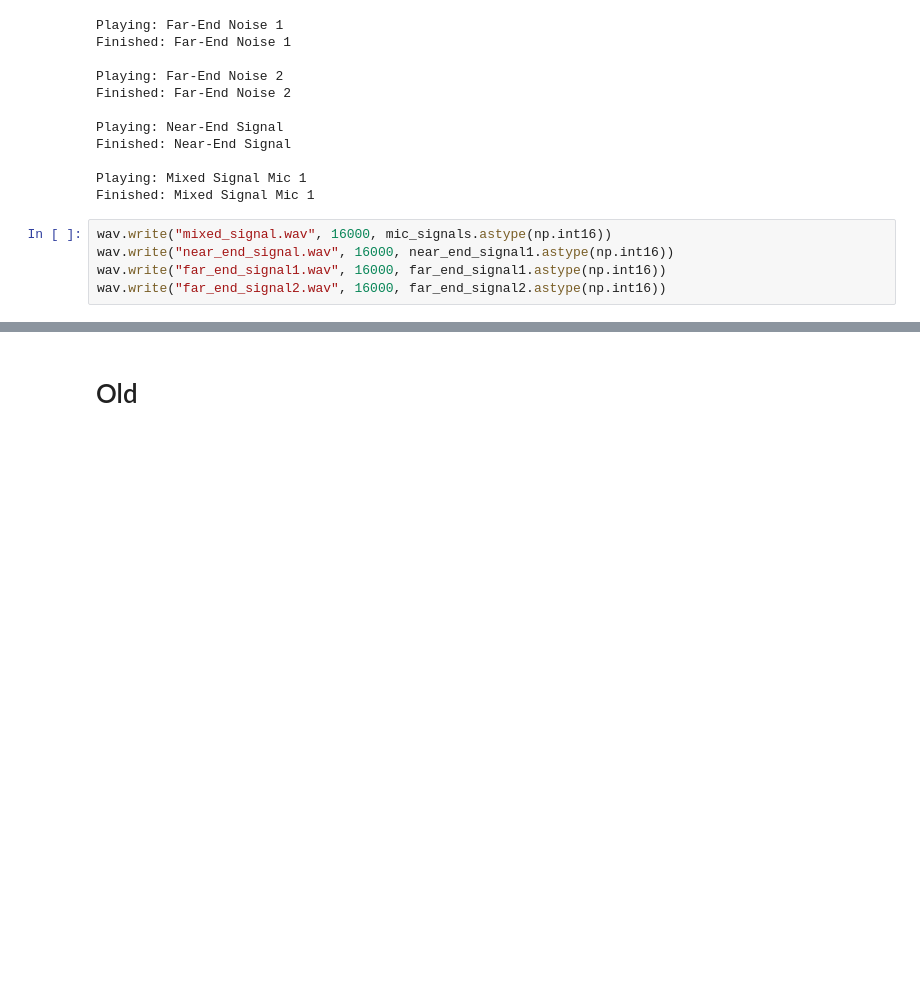
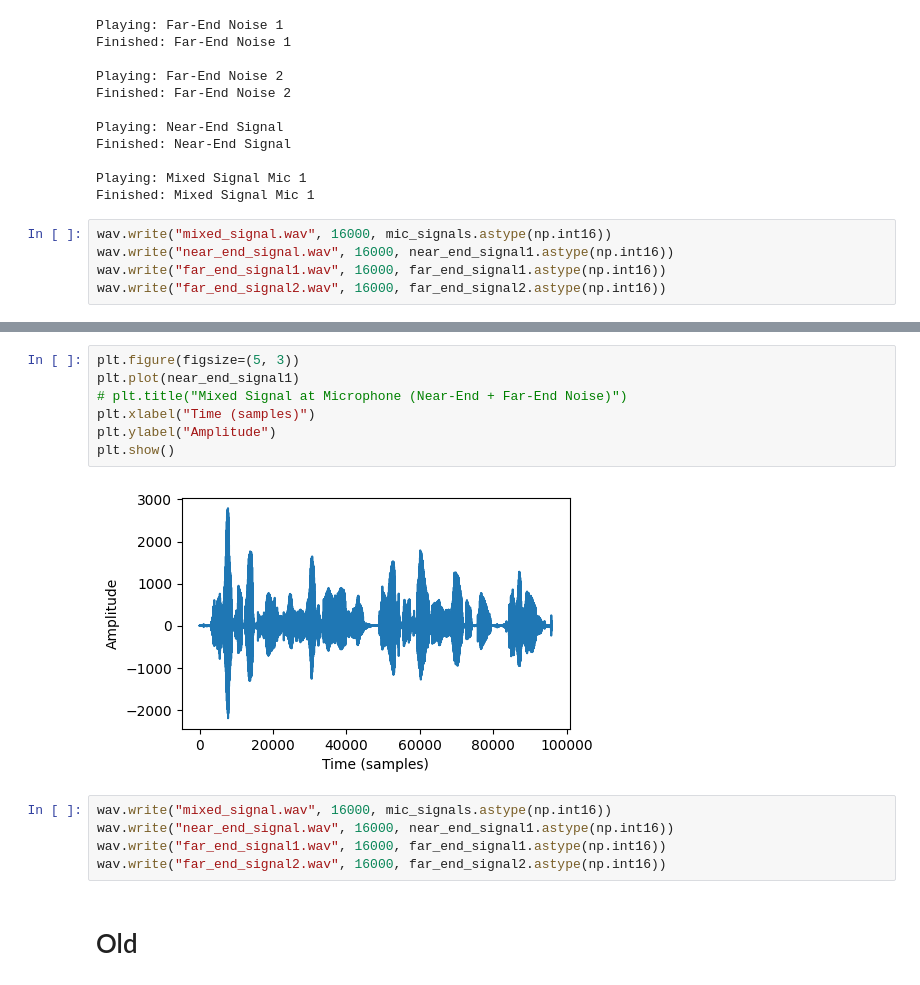
Before and after one commit to n0obed/Project2, a Jupyter notebook: ReserachWork.ipynb, the cells around one changed output, grey strips where cells are left out. Drawn from its saved outputs; the diff is of its cells as text; blank space fills up the shorter version.

```diff
--- a/ReserachWork.ipynb
+++ b/ReserachWork.ipynb
@@ -538,3 +639,17 @@ wav.write("far_end_signal2.wav", 16000, far_end_signal2.astype(np.int16))
+# %%
+plt.figure(figsize=(5, 3))
+plt.plot(near_end_signal1)
+# plt.title("Mixed Signal at Microphone (Near-End + Far-End Noise)")
+plt.xlabel("Time (samples)")
+plt.ylabel("Amplitude")
+plt.show()
+# %% [output]
+[figure, added]
+# %%
+wav.write("mixed_signal.wav", 16000, mic_signals.astype(np.int16))
+wav.write("near_end_signal.wav", 16000, near_end_signal1.astype(np.int16))
+wav.write("far_end_signal1.wav", 16000, far_end_signal1.astype(np.int16))
+wav.write("far_end_signal2.wav", 16000, far_end_signal2.astype(np.int16))
 # %% [markdown]
 # Old
 # %%
```
Also changed, not shown: parts of 15 cells of this notebook.
